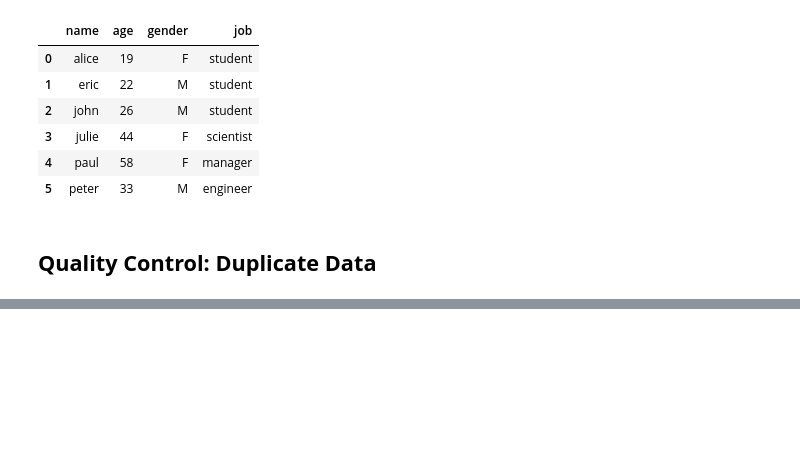
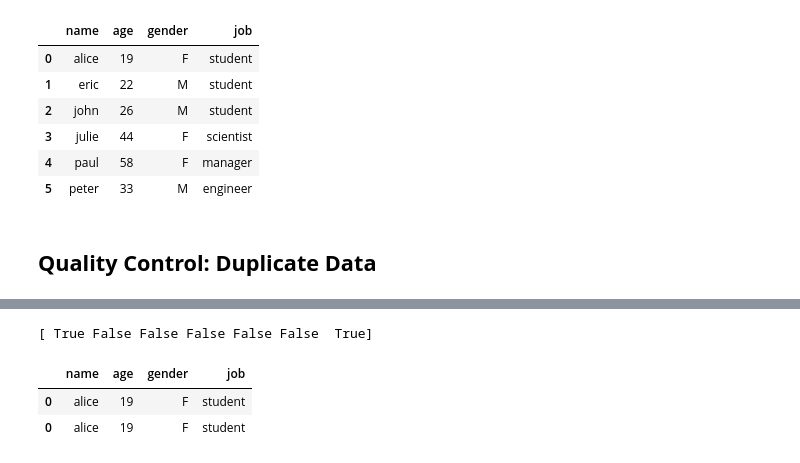
Before and after one commit to toarnabtrainer/AEC_ML_With_Python_August_2024, a Jupyter notebook: Pandas.ipynb, the cells around one changed output, grey strips where cells are left out. Drawn from its saved outputs; the diff is of its cells as text; code cells hidden in the pictures; blank space fills up the shorter version.

```diff
--- a/Pandas.ipynb
+++ b/Pandas.ipynb
@@ -958,0 +980,8 @@ my_variable
+# %%
+print (df.index == 0)
+df[(df.index == 0)]
+# %% [output]
+[ True False False False False False  True]
+|  | name | age | gender | job |
+| 0 | alice | 19 | F | student |
+| 0 | alice | 19 | F | student |
```
Also changed, not shown: parts of 1 cell of this notebook.
